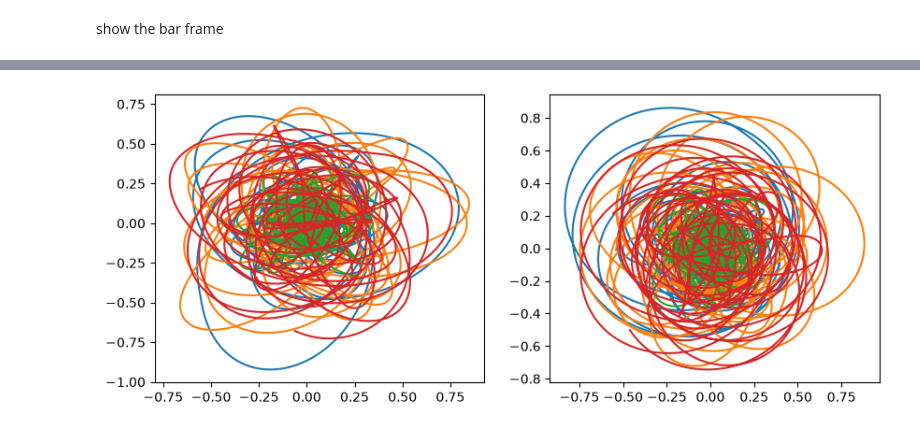
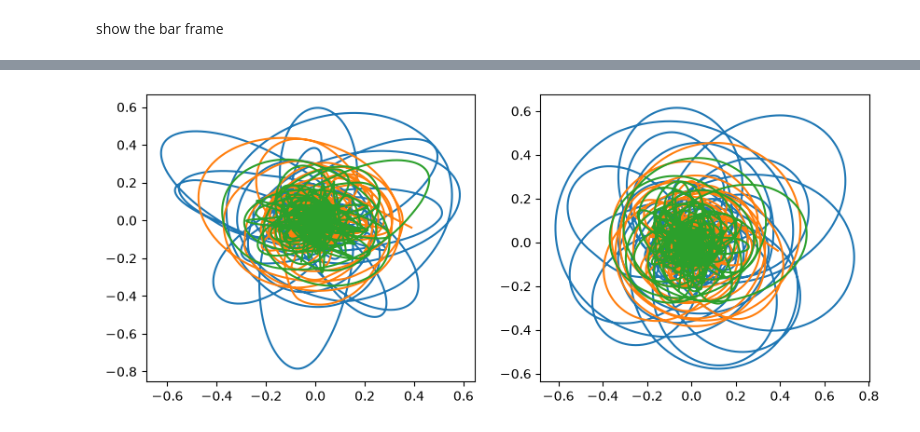
Before and after one commit to salvatore-ferrone/bar-dynamics, a Jupyter notebook: experiments/schwatrzchild_ferrers_bar/scrap.ipynb, the cells around one changed output, grey strips where cells are left out. Drawn from its saved outputs; the diff is of its cells as text; code cells hidden in the pictures.

Commit message:
adjusting how the timestepping is done

```diff
--- a/experiments/schwatrzchild_ferrers_bar/scrap.ipynb
+++ b/experiments/schwatrzchild_ferrers_bar/scrap.ipynb
@@ -122,9 +132,9 @@ print((nbody*nphase*nsteps*64*u.bit).to(u.Gbyte))
 # %%
 # initialize!
-potential_int = numpy.zeros((nsteps+1,nbody))
-potential_ext = numpy.zeros((nsteps+1,nbody))
+potential_int = numpy.zeros((nsampling+1,nbody))
+potential_ext = numpy.zeros((nsampling+1,nbody))
 
-trajectory = numpy.zeros((nsteps+1,nbody,nphase))
+trajectory = numpy.zeros((nsampling+1,nbody,nphase))
 vel = snap_posvel[:,3:6].copy()
 pos = snap_posvel[:,0:3].copy()
 i =0
@@ -144,13 +154,14 @@ for i in range(1,nsteps+1):
     vel += dt * force
     # another half step
     pos += 0.5 * dt * vel
-    trajectory[i,:,0:3] = pos
-    trajectory[i,:,3:6] = vel
     # I should update the potential to the new position, but check first
-    f_int,pot_int=pyfalcon.gravity(pos, snap_mass, eps=eps, theta=treeAngle)
-    pot_ext, f_ext = potential_external.eval(pos,pot=True, acc=True)
-    potential_int[i] = pot_int
-    potential_ext[i] = pot_ext
+    if numpy.mod(i,steps_per_sample)==0:
+        trajectory[int(i//steps_per_sample),:,0:3] = pos
+        trajectory[int(i//steps_per_sample),:,3:6] = vel
+        f_int,pot_int=pyfalcon.gravity(pos, snap_mass, eps=eps, theta=treeAngle)
+        pot_ext, f_ext = potential_external.eval(pos,pot=True, acc=True)
+        potential_int[int(i//steps_per_sample)] = pot_int
+        potential_ext[int(i//steps_per_sample)] = pot_ext
 # %%
 kinetic=(1/2)*snap_mass*numpy.sum(trajectory[:,:,3:6]**2,axis=2)
 potential_energy = (1/2)*snap_mass*potential_int + snap_mass*potential_ext
@@ -161,9 +172,11 @@ timesteps = numpy.linspace(0,integrationtime,nsteps+1)
 eDrift = numpy.abs((total_energy - total_energy[0]) / total_energy[0])
 # %% [markdown]
 show the bar frame
+# %%
+timesteps=numpy.linspace(0,T,nsampling+1)
 # %%
 traj_barframe = numpy.zeros_like(trajectory)
-for i in range(nsteps+1):
+for i in range(nsampling+1):
     traj_barframe[i,:,:] = rotate(trajectory[i,:,:],angle=omega*timesteps[i])
 # %%
 from matplotlib import pyplot as plt
@@ -175,10 +188,10 @@ axis.plot(timesteps,eDrift)
 # %%
 fig,axis=plt.subplots(1,2,figsize=(10,4))
-orbit_index = 10
-aa = 10
-bb= 4
+orbit_index = 1
+aa = 45
+bb= 3
 for orbit_index in range(aa,aa+bb):
     axis[0].plot(trajectory[:,orbit_index,0],trajectory[:,orbit_index,1]);
     axis[1].plot(traj_barframe[:,orbit_index,0,],traj_barframe[:,orbit_index,1]);
 # %% [output]
-[figure, old version]
+[figure, new version]
```
Also changed, not shown: parts of 3 cells of this notebook.
